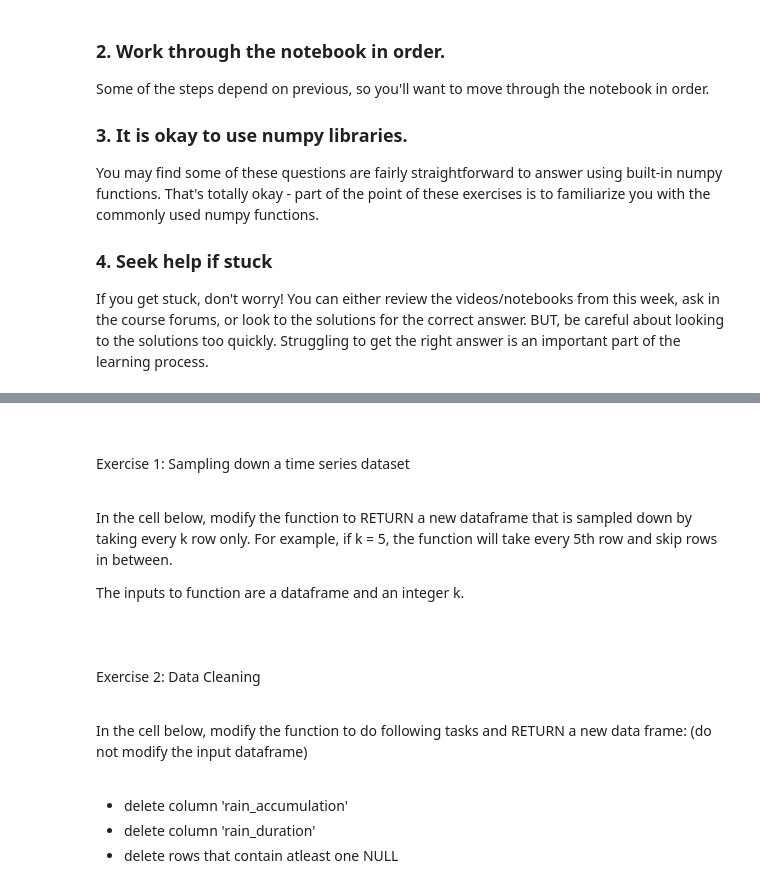
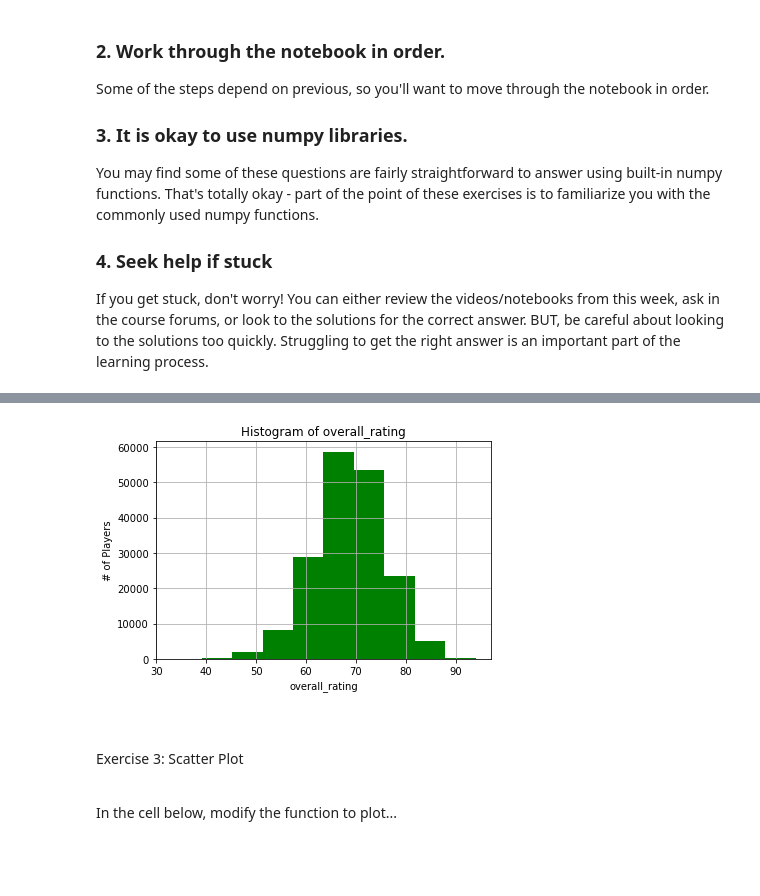
Before and after one commit to words-sdsc/edX, a Jupyter notebook: Exercise Notebooks/matplotlib Exercise Notebook.ipynb, the cells around one changed output, grey strips where cells are left out. Cells and saved outputs as stored; diff of their text form; code cells hidden in the pictures; blank space fills up the shorter version.

```diff
--- a/Exercise Notebooks/matplotlib Exercise Notebook.ipynb
+++ b/Exercise Notebooks/matplotlib Exercise Notebook.ipynb
@@ -41,11 +103,30 @@ df = get_data()
+# %%
+# modify this cell
+
+def plot_histogram(df, X):
+    ### BEGIN SOLUTION
+    hist_data = df.dropna()[X].values
+
+    plt.hist(hist_data, 10, normed=False, facecolor='green')
+
+    plt.xlabel(X)
+    plt.ylabel('# of Players')
+    plt.title('Histogram of %s' % X)
+
+    plt.grid(True)
+
+    plt.show()
+    ### END SOLUTION
+# %%
+# DO NOT MODIFY
+
+# your plot should look similar to the following:
+plot_histogram(df, 'overall_rating')
+# %% [output]
+[figure, added]
 # %% [markdown]
 <p style="font-family: Arial; font-size:2.75vw;color:purple; font-style:bold"><br>
 
-Exercise 1: Sampling down a time series dataset<br><br></p>
+Exercise 3: Scatter Plot<br><br></p>
 
-
-In the cell below, modify the function to RETURN a new dataframe that is
-sampled down by taking every k row only. For example, if k = 5, the
-function will take every 5th row and skip rows in between.
-
-The inputs to function are a dataframe and an integer k.
+In the cell below, modify the function to plot...
@@ -68,11 +132,0 @@ except AssertionError as e: print("Try again, your output did not match the expe
-# %% [markdown]
-<p style="font-family: Arial; font-size:2.75vw;color:purple; font-style:bold"><br>
-
-Exercise 2: Data Cleaning<br><br></p>
-
-
-In the cell below, modify the function to do following tasks and RETURN a new data frame: (do not modify the input dataframe) <br><br>
-
-- delete column 'rain_accumulation'
-- delete column 'rain_duration'
-- delete rows that contain atleast one NULL
```
Also changed, not shown: parts of 21 cells of this notebook, 2 other files.
